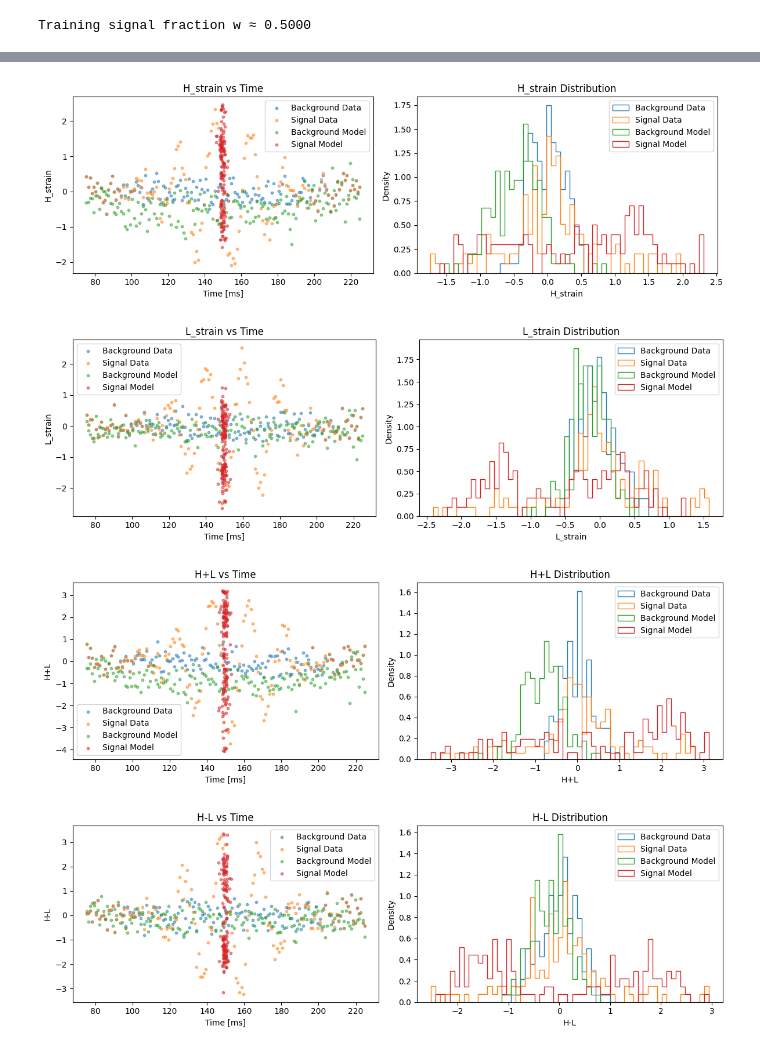
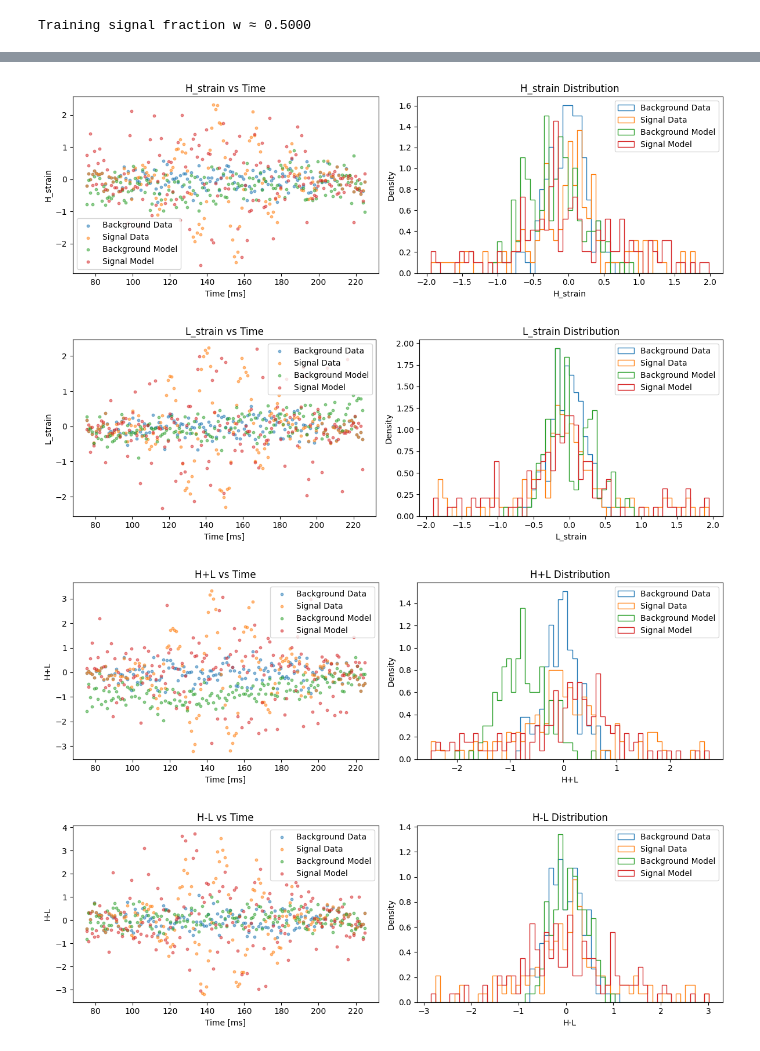
Before and after one commit to KrishWu/GBI, a Jupyter notebook: notebooks/gw_ranode_demo.ipynb, the cells around one changed output, grey strips where cells are left out. Drawn from its saved outputs; the diff is of its cells as text; code cells hidden in the pictures.

Commit message:
Updated the workflow to use time as context instead of a feature and fixed gen_data to properly shift the wave phase

```diff
--- a/notebooks/gw_ranode_demo.ipynb
+++ b/notebooks/gw_ranode_demo.ipynb
@@ -306,6 +302,7 @@ def shift_time(data):
 SR_train_shifted = shift_time(SR_train)
 SR_val_shifted = shift_time(SR_val)
 SR_test_shifted = shift_time(SR_test)
+SR_sig_shifted = shift_time(SR_sig_processed)
 
 signal_fraction = float(SR_train[:, -1].mean())
 print(f"Training signal fraction w ≈ {signal_fraction:.4f}")
@@ -329,14 +326,12 @@ val_loader_S = DataLoader(val_dataset, batch_size=512, shuffle=False)
 
 model_S = flows_model_RQS(
     num_layers=4,
-    num_features=5,
+    num_features=4,
     num_blocks=2,
     hidden_features=64,
     device=device,
-    context_features=None,
+    context_features=1,
 )
-model_S = model_S.to(device)
-model_S = model_S.float()
 
 optimizer_S = torch.optim.AdamW(model_S.parameters(), lr=3e-4)
 scheduler_S = torch.optim.lr_scheduler.CosineAnnealingWarmRestarts(optimizer_S, T_0=10, T_mult=2)
@@ -481,15 +479,24 @@ def sample_subset(data: np.ndarray, max_points: int = 600, rng: np.random.Genera
 with torch.no_grad():
     cond_inputs = torch.from_numpy(SR_bkg_aligned_raw[:, 0].astype("float32")).reshape(-1, 1).to(device)
     bg_generated = model_B.model.sample(num_samples=cond_inputs.shape[0], cond_inputs=cond_inputs).cpu().numpy()
+    sig_context = torch.from_numpy(SR_sig_shifted[:, 0:1].astype("float32")).to(device)
+    generated = []
+    for ctx in torch.split(sig_context, 1, dim=0):
+        sample = model_S.sample(num_samples=1, context=ctx).cpu().numpy()
+        if sample.ndim == 3:
+            sample = sample[0, 0]
+        elif sample.ndim == 2:
+            sample = sample[0]
+        generated.append(np.asarray(sample))
+    sig_generated_features = np.stack(generated, axis=0)
 
 bg_generated_full = np.concatenate([SR_bkg_aligned_raw[:, 0:1], bg_generated, np.zeros((bg_generated.shape[0], 1))], axis=1)
 bg_generated_raw = inverse_transform(bg_generated_full, pre_params)
 
-with torch.no_grad():
-    sig_generated = model_S.sample(num_samples=SR_sig_aligned_raw.shape[0]).cpu().numpy()
-sig_generated[:, 0] += center_time
-sig_generated_full = np.concatenate([sig_generated, np.ones((sig_generated.shape[0], 1))], axis=1)
-sig_generated_raw = inverse_transform(sig_generated_full, pre_params)
+sig_time = sig_context.cpu().numpy() + center_time
+sig_generated_features = np.atleast_2d(sig_generated_features)
+sig_generated_processed = np.concatenate([sig_time, sig_generated_features, np.ones((sig_generated_features.shape[0], 1))], axis=1)
+sig_generated_raw = inverse_transform(sig_generated_processed, pre_params)
 
 plot_sets = {
     "Background Data": SR_bkg_aligned_raw,
@@ -506,34 +513,34 @@ feature_names = [
  ]
 
 rng = np.random.default_rng(2025)
 for name, idx in feature_names:
     fig, axes = plt.subplots(1, 2, figsize=(12, 4))
     all_values = []
     for label, dataset in plot_sets.items():
         all_values.append(dataset[:, idx])
         subset = sample_subset(dataset, max_points=600, rng=rng)
         axes[0].scatter(subset[:, 0], subset[:, idx], label=label, s=10, alpha=0.5)
     axes[0].set_xlabel("Time [ms]")
     axes[0].set_ylabel(name)
     axes[0].set_title(f"{name} vs Time")
     axes[0].legend()
 
     values_concat = np.concatenate(all_values)
     vmin = np.quantile(values_concat, 0.01)
     vmax = np.quantile(values_concat, 0.99)
     bins = np.linspace(vmin, vmax, 60)
 
     for label, dataset in plot_sets.items():
         axes[1].hist(dataset[:, idx], bins=bins, histtype="step", density=True, label=label)
 
     axes[1].set_xlabel(name)
     axes[1].set_ylabel("Density")
     axes[1].set_title(f"{name} Distribution")
     axes[1].legend()
     plt.tight_layout()
     plt.show()
 # %% [output]
-[figure, old version]
+[figure, new version]
-[figure, old version]
+[figure, new version]
-[figure, old version]
+[figure, new version]
-[figure, old version]
+[figure, new version]
```
Also changed, not shown: parts of 7 cells of this notebook, 7 other files.
